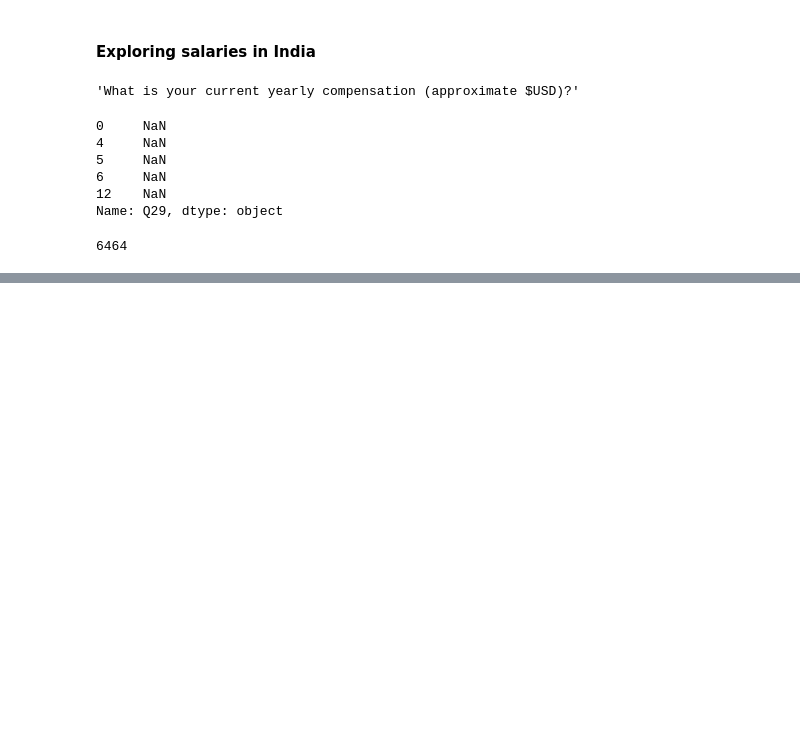
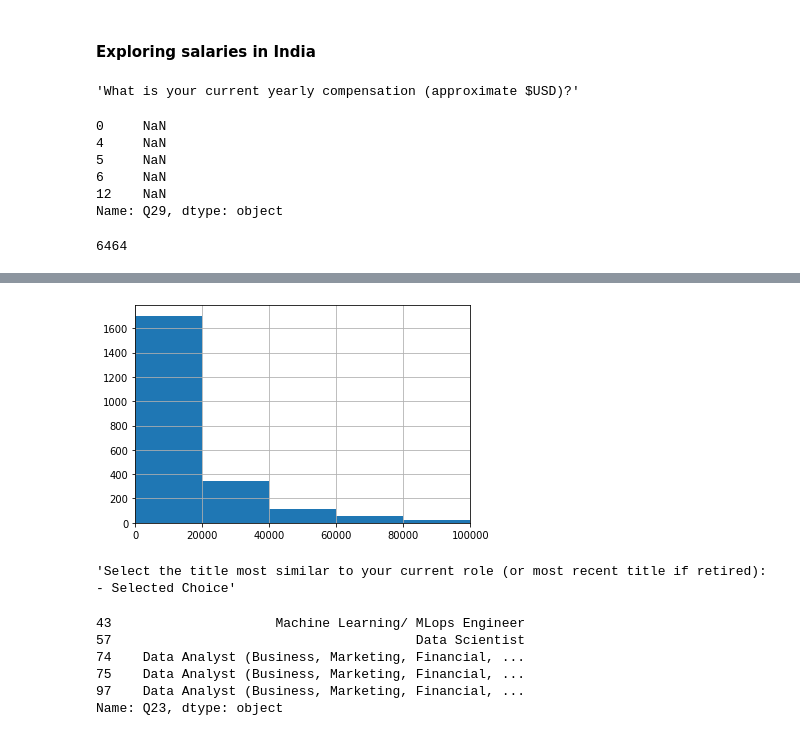
Before and after one commit to prasadposture/Kaggle-ML-and-DS-Survey, a Jupyter notebook: Kaggle ML and DS Survey 2022.ipynb, the cells around one changed output, grey strips where cells are left out. Drawn from its saved outputs; the diff is of its cells as text; code cells hidden in the pictures; blank space fills up the shorter version.

```diff
--- a/Kaggle ML and DS Survey 2022.ipynb
+++ b/Kaggle ML and DS Survey 2022.ipynb
@@ -338,0 +473,18 @@ India['Q29'].isna().sum()
+# %%
+ax=India['s_min'].astype(int).hist(bins=50)
+ax.set_xlim(0,100000);
+# %% [output]
+[figure, added]
+# %%
+question_codes['Q23']
+# %% [output]
+'Select the title most similar to your current role (or most recent title if retired): - Selected Choice'
+# %%
+India['Q23'].head()
+# %% [output]
+43                     Machine Learning/ MLops Engineer
+57                                       Data Scientist
+74    Data Analyst (Business, Marketing, Financial, ...
+75    Data Analyst (Business, Marketing, Financial, ...
+97    Data Analyst (Business, Marketing, Financial, ...
+Name: Q23, dtype: object
```
Also changed, not shown: parts of 32 cells of this notebook.
